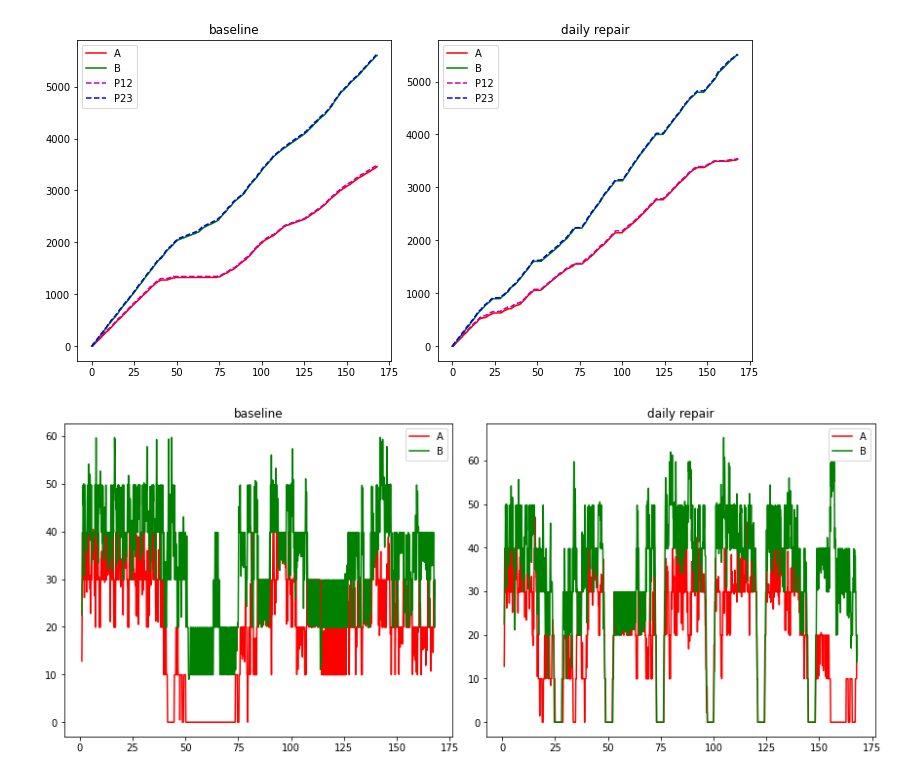
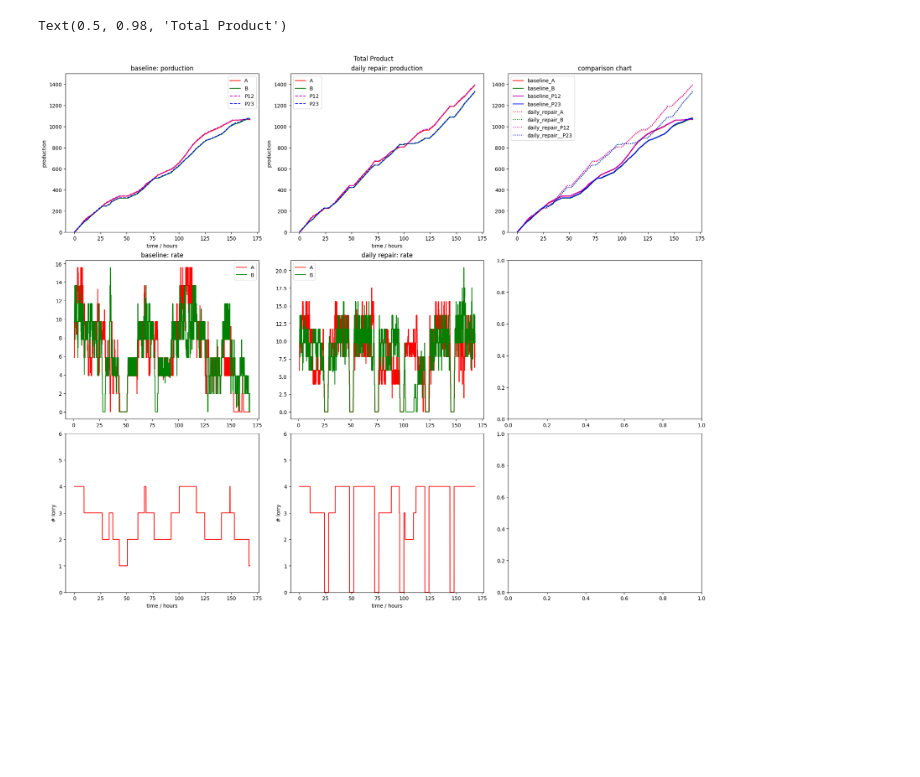
Before and after one commit to Observe-l/PredM, a Jupyter notebook: result_polt.ipynb, the cells around one changed output. Drawn from its saved outputs; the diff is of its cells as text; code cells hidden in the pictures; blank space fills up the shorter version.

Commit message:
Analysis the result

```diff
--- a/result_polt.ipynb
+++ b/result_polt.ipynb
@@ -3,34 +3,56 @@ import matplotlib.pyplot as plt
 import pandas as pd
 import numpy as np
 # %%
-baseline = pd.read_csv('result/2day_broken/baseline/result.csv')
-daily = pd.read_csv('result/2day_broken/daily/result.csv')
+baseline = pd.read_csv('result/lorry_2/2day_broken/baseline/result.csv')
+daily = pd.read_csv('result/lorry_2/2day_broken/daily/result.csv')
+# daily = pd.read_csv('result.csv')
 plt_result = [baseline,daily]
-name = ['baseline','daily repair']
+result_name = ['baseline: porduction','daily repair: production']
 
-fig, axs = plt.subplots(1,2, figsize=(10,5), constrained_layout=True)
-for ax, tmp_plt, tmp_name in zip(axs.flatten(),plt_result,name):
+average_periods = 60
+baseline_rate = baseline.diff(periods=average_periods)
+daily_rate = daily.diff(periods=average_periods)
+plt_rate = [baseline_rate, daily_rate]
+rate_name = ['baseline: rate','daily repair: rate']
+
+fig, axs = plt.subplots(3,3, figsize=(18,15), constrained_layout=True)
+for ax, tmp_plt, tmp_name in zip(axs[0,0:2].flatten(),plt_result,result_name):
     ax.plot(tmp_plt['time'].values, tmp_plt['A'].values,'r-', label='A')
     ax.plot(tmp_plt['time'].values, tmp_plt['B'].values,'g-', label='B')
     ax.plot(tmp_plt['time'].values, tmp_plt['P12'].values,'m--', label='P12')
     ax.plot(tmp_plt['time'].values, tmp_plt['P23'].values,'b--', label='P23')
+    ax.set_xlabel('time / hours')
+    ax.set_ylabel('production')
+    ax.set_ylim([0,1500])
     ax.set_title(tmp_name)
     ax.legend()
+axs[0,2].plot(baseline['time'].values, baseline['A'].values,'r-', label='baseline_A')
+axs[0,2].plot(baseline['time'].values, baseline['B'].values,'g-', label='baseline_B')
+axs[0,2].plot(baseline['time'].values, baseline['P12'].values,'m-', label='baseline_P12')
+axs[0,2].plot(baseline['time'].values, baseline['P23'].values,'b-', label='baseline_P23')
+
+axs[0,2].plot(daily['time'].values, daily['A'].values,'r:', label='daily_repair_A')
+axs[0,2].plot(daily['time'].values, daily['B'].values,'g:', label='daily_repair_B')
+axs[0,2].plot(daily['time'].values, daily['P12'].values,'m:', label='daily_repair_P12')
+axs[0,2].plot(daily['time'].values, daily['P23'].values,'b:', label='daily_repair__P23')
+axs[0,2].set_ylim([0,1500])
+axs[0,2].set_title('comparison chart')
+axs[0,2].legend()
+
+
+for ax, tmp_plt, tmp_name, tmp_result in zip(axs[1,0:2].flatten(),plt_rate,rate_name, plt_result):
+    ax.plot(tmp_result['time'].values, tmp_plt['A'].values,'r-', label='A')
+    ax.plot(tmp_result['time'].values, tmp_plt['B'].values,'g-', label='B')
+    ax.set_title(tmp_name)
+    ax.legend()
+
+for ax, tmp_plt in zip(axs[2,0:2].flatten(), plt_result):
+    ax.plot(tmp_plt['time'].values, tmp_plt['current_lorry'].values, 'r-')
+    ax.set_xlabel('time / hours')
+    ax.set_ylabel('# lorry')
+    ax.set_ylim([0,6])
+
+fig.suptitle('Total Product')
 # %% [output]
+Text(0.5, 0.98, 'Total Product')
-[figure, old version]
+[figure, new version]
-# %%
-average_periods = 60
-baseline_rate = baseline.diff(periods=average_periods)
-daily_rate = daily.diff(periods=average_periods)
-plt_rate = [baseline_rate, daily_rate]
-fig, axs = plt.subplots(1,2, figsize=(12,5), constrained_layout=True)
-for ax, tmp_plt, tmp_name, tmp_result in zip(axs.flatten(),plt_rate,name, plt_result):
-    ax.plot(tmp_result['time'].values, tmp_plt['A'].values,'r-', label='A')
-    ax.plot(tmp_result['time'].values, tmp_plt['B'].values,'g-', label='B')
-    # plt.plot(product['time'].values, rate['P12'].values,'m-', label='P12')
-    # plt.plot(product['time'].values, rate['P23'].values,'b-', label='P23')
-    ax.set_title(tmp_name)
-    # plt.ylim([0,])
-    ax.legend()
-# %% [output]
-[figure, removed]
```
Also changed, not shown: parts of 2 cells of this notebook, 14 other files.
